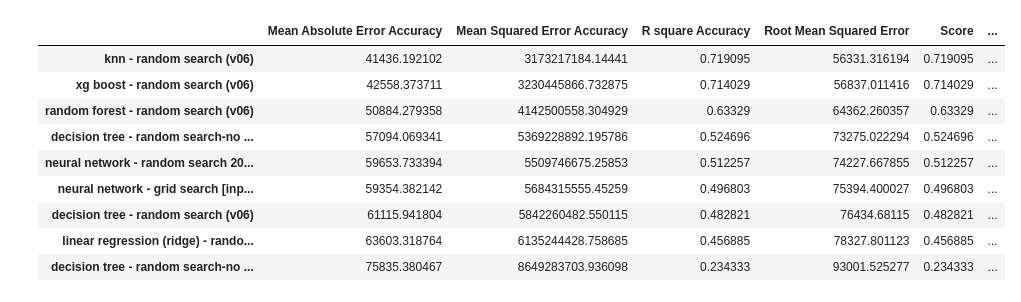
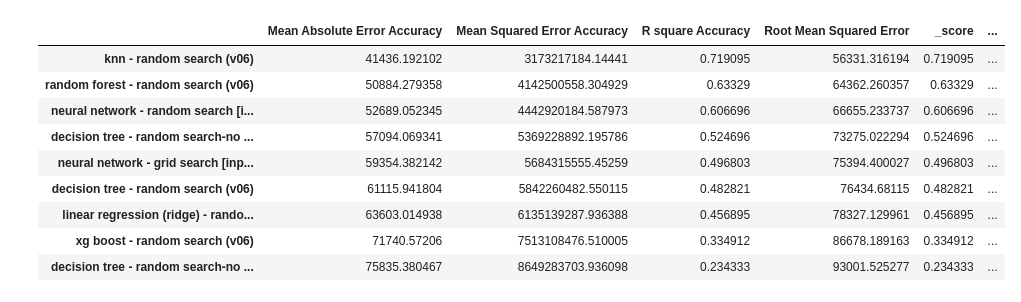
Before and after one commit to jayportfolio/capstone_streamlit, a Jupyter notebook: results/summary_benchmark_v06.ipynb, the cells around one changed output. Cells and saved outputs as stored; diff of their text form; code cells hidden in the pictures.

```diff
--- a/results/summary_benchmark_v06.ipynb
+++ b/results/summary_benchmark_v06.ipynb
@@ -1,19 +1,19 @@
 # %%
 import pandas as pd
 
 dff = pd.read_json('results.json')
 v06_columns = [c for c in dff.columns if 'v06' in c]
-dataset_version_06_df = dff[v06_columns].T.sort_values("Score", ascending=False)
+dataset_version_06_df = dff[v06_columns].T.sort_values("_score", ascending=False)
 dataset_version_06_df
 # %% [output]
-|  | Mean Absolute Error Accuracy | Mean Squared Error Accuracy | R square Accuracy | Root Mean Squared Error | Score | ... |
+|  | Mean Absolute Error Accuracy | Mean Squared Error Accuracy | R square Accuracy | Root Mean Squared Error | _score | ... |
 | knn - random search (v06) | 41436.192102 | 3173217184.14441 | 0.719095 | 56331.316194 | 0.719095 | ... |
-| xg boost - random search (v06) | 42558.373711 | 3230445866.732875 | 0.714029 | 56837.011416 | 0.714029 | ... |
 | random forest - random search (v06) | 50884.279358 | 4142500558.304929 | 0.63329 | 64362.260357 | 0.63329 | ... |
+| neural network - random search [i... | 52689.052345 | 4442920184.587973 | 0.606696 | 66655.233737 | 0.606696 | ... |
 | decision tree - random search-no ... | 57094.069341 | 5369228892.195786 | 0.524696 | 73275.022294 | 0.524696 | ... |
-| neural network - random search 20... | 59653.733394 | 5509746675.25853 | 0.512257 | 74227.667855 | 0.512257 | ... |
 | neural network - grid search [inp... | 59354.382142 | 5684315555.45259 | 0.496803 | 75394.400027 | 0.496803 | ... |
 | decision tree - random search (v06) | 61115.941804 | 5842260482.550115 | 0.482821 | 76434.68115 | 0.482821 | ... |
-| linear regression (ridge) - rando... | 63603.318764 | 6135244428.758685 | 0.456885 | 78327.801123 | 0.456885 | ... |
+| linear regression (ridge) - rando... | 63603.014938 | 6135139287.936388 | 0.456895 | 78327.129961 | 0.456895 | ... |
+| xg boost - random search (v06) | 71740.57206 | 7513108476.510005 | 0.334912 | 86678.189163 | 0.334912 | ... |
 | decision tree - random search-no ... | 75835.380467 | 8649283703.936098 | 0.234333 | 93001.525277 | 0.234333 | ... |
 # %%
```
Also changed, not shown: parts of 1 cell of this notebook, 6 other files.
